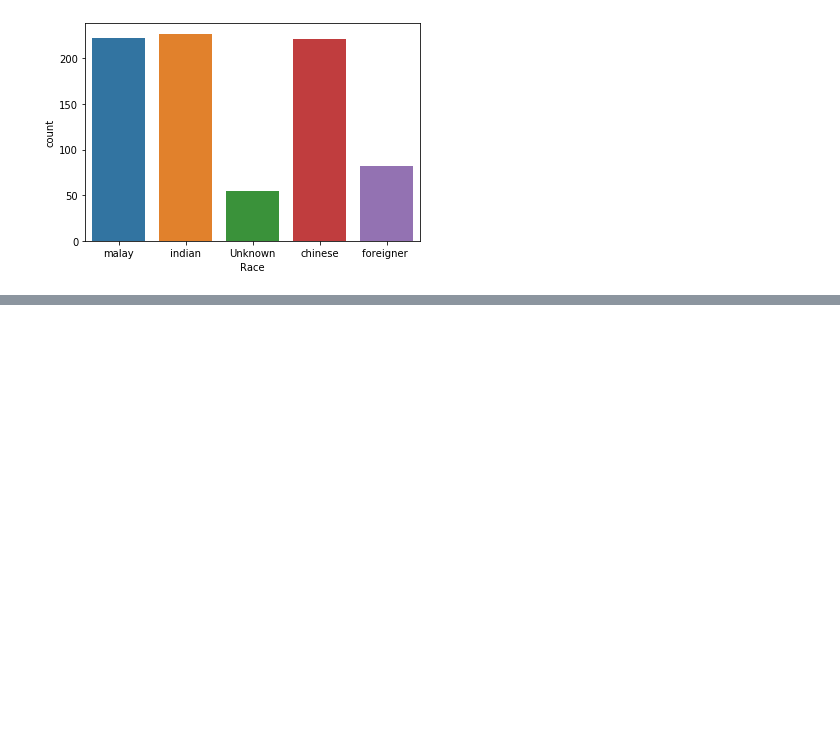
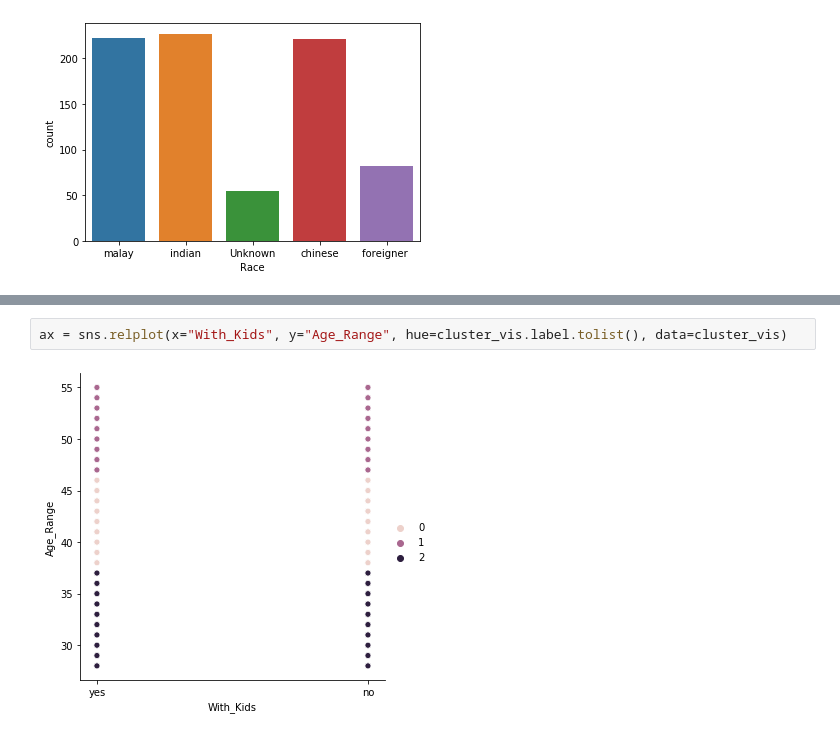
Before and after one commit to CRJoshuaa/Data-Mining-Project, a Jupyter notebook: Project_Dharsh.ipynb, the cells around one changed output, grey strips where cells are left out. Drawn from its saved outputs; the diff is of its cells as text; blank space fills up the shorter version.

```diff
--- a/Project_Dharsh.ipynb
+++ b/Project_Dharsh.ipynb
@@ -248,0 +360,4 @@ def select_cluster(df):
+# %%
+ax = sns.relplot(x="With_Kids", y="Age_Range", hue=cluster_vis.label.tolist(), data=cluster_vis)
+# %% [output]
+[figure, added]
```
Also changed, not shown: parts of 11 cells of this notebook, 1 other file.
